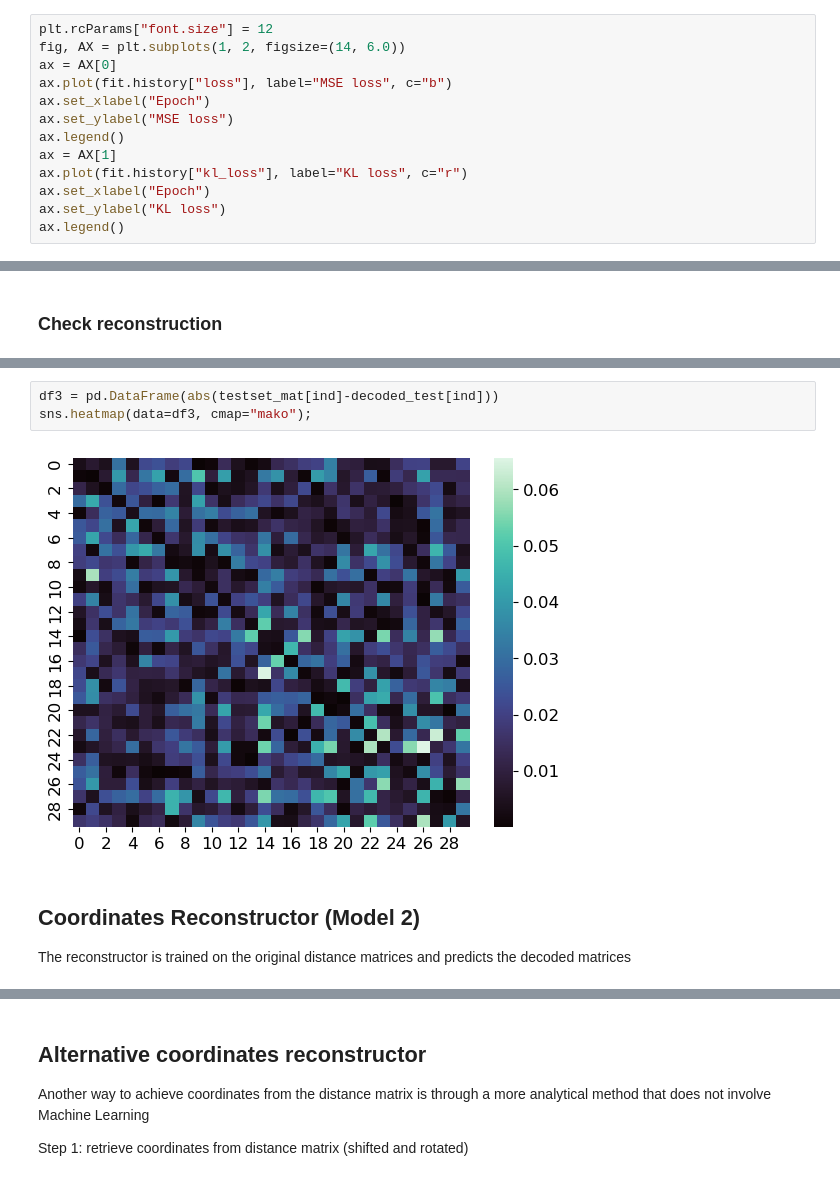
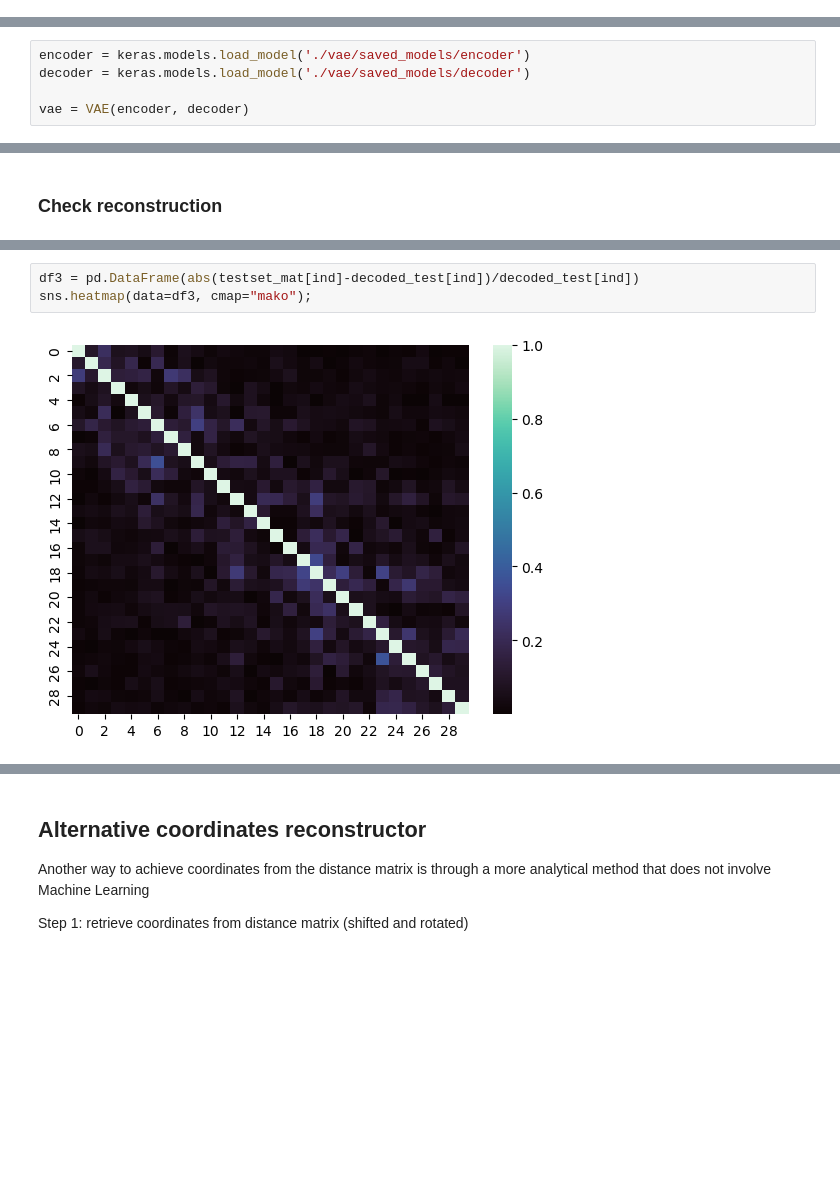
Before and after one commit to group9ine/variational-autoencoders, a Jupyter notebook: DistMatConv2D-vulture.ipynb, the cells around one changed output, grey strips where cells are left out. Drawn from its saved outputs; the diff is of its cells as text; blank space fills up the shorter version.

```diff
--- a/DistMatConv2D-vulture.ipynb
+++ b/DistMatConv2D-vulture.ipynb
@@ -304,13 +270,0 @@ Epoch 10/10
-# %%
-plt.rcParams["font.size"] = 12
-fig, AX = plt.subplots(1, 2, figsize=(14, 6.0))
-ax = AX[0]
-ax.plot(fit.history["loss"], label="MSE loss", c="b")
-ax.set_xlabel("Epoch")
-ax.set_ylabel("MSE loss")
-ax.legend()
-ax = AX[1]
-ax.plot(fit.history["kl_loss"], label="KL loss", c="r")
-ax.set_xlabel("Epoch")
-ax.set_ylabel("KL loss")
-ax.legend()
@@ -322,0 +276,5 @@ We'll now use the test set to explore the latent space distribution of data and
+# %%
+encoder = keras.models.load_model('./vae/saved_models/encoder')
+decoder = keras.models.load_model('./vae/saved_models/decoder')
+
+vae = VAE(encoder, decoder)
@@ -361,8 +320,5 @@ sns.heatmap(data=df2)
 # %%
-df3 = pd.DataFrame(abs(testset_mat[ind]-decoded_test[ind]))
+df3 = pd.DataFrame(abs(testset_mat[ind]-decoded_test[ind])/decoded_test[ind])
 sns.heatmap(data=df3, cmap="mako");
 # %% [output]
-[figure, old version]
+[figure, new version]
-# %% [markdown]
-## Coordinates Reconstructor (Model 2)
-The reconstructor is trained on the original distance matrices and predicts the decoded matrices
```
Also changed, not shown: parts of 43 cells of this notebook.
